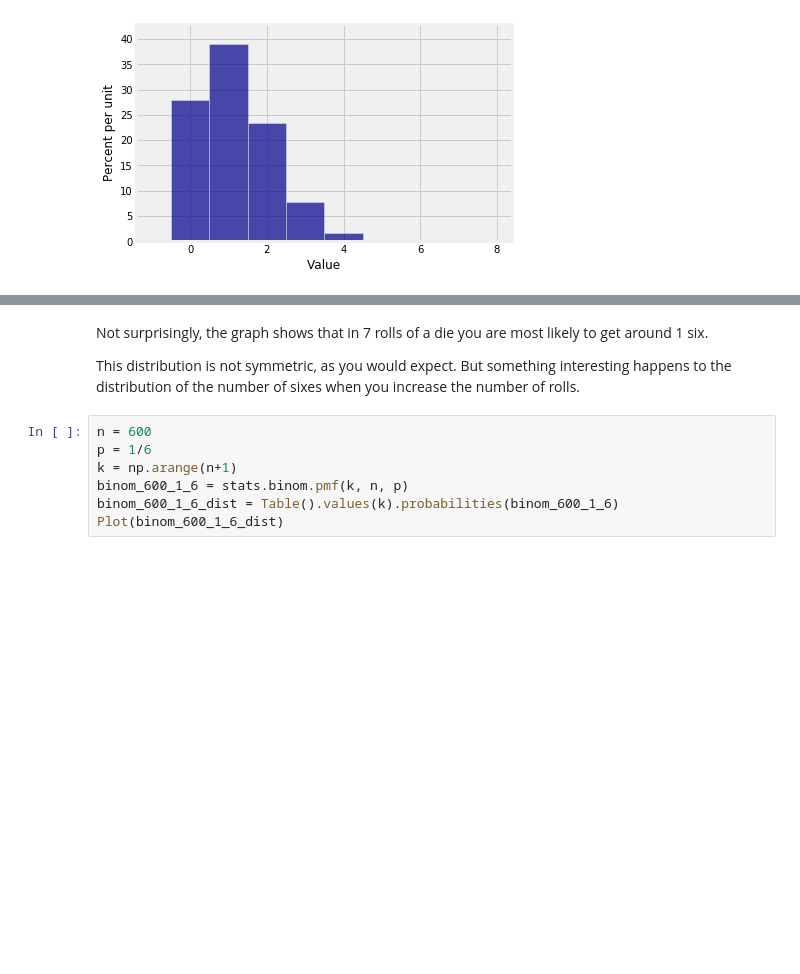
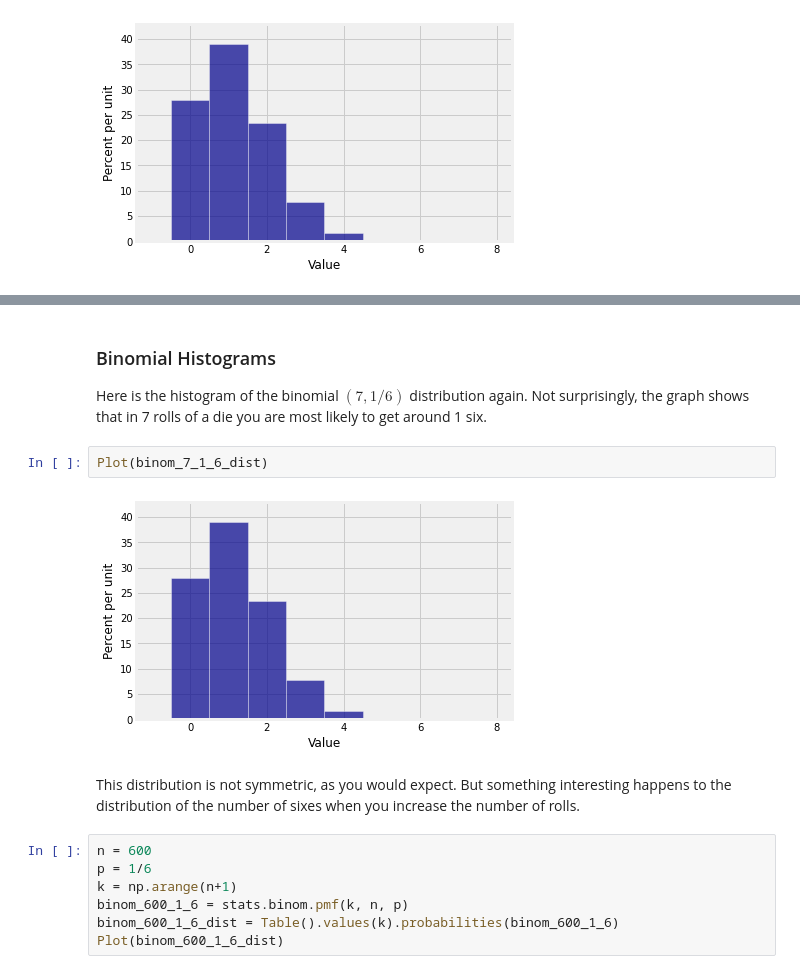
Before and after one commit to prob140/textbook, a Jupyter notebook: content/Chapter_06/01_Binomial_Distribution.ipynb, the cells around one changed output, grey strips where cells are left out. Saved outputs shown, nothing was run; the diff lists cells and outputs as text; blank space fills up the shorter version.

```diff
--- a/content/Chapter_06/01_Binomial_Distribution.ipynb
+++ b/content/Chapter_06/01_Binomial_Distribution.ipynb
@@ -174,6 +228,12 @@ Plot(binom_7_1_6_dist)
+# %% [markdown]
+### Binomial Histograms ###
+
+Here is the histogram of the binomial $(7, 1/6)$ distribution again. Not surprisingly, the graph shows that in 7 rolls of a die you are most likely to get around 1 six.
+# %%
+Plot(binom_7_1_6_dist)
+# %% [output]
+[figure, added]
 # %% [markdown]
-Not surprisingly, the graph shows that in 7 rolls of a die you are most likely to get around 1 six.
-
 This distribution is not symmetric, as you would expect. But something interesting happens to the distribution of the number of sixes when you increase the number of rolls.
 # %%
 n = 600
```
Also changed, not shown: parts of 12 cells of this notebook.
